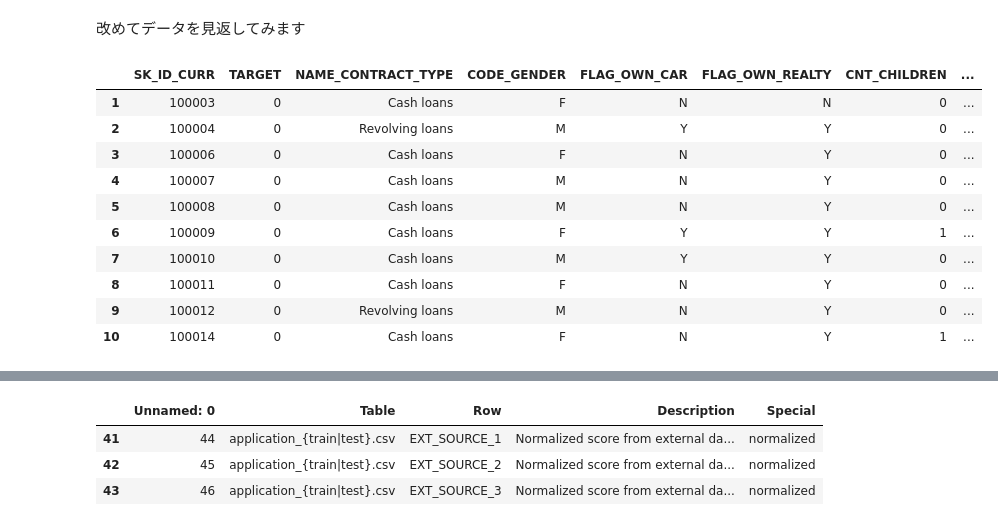
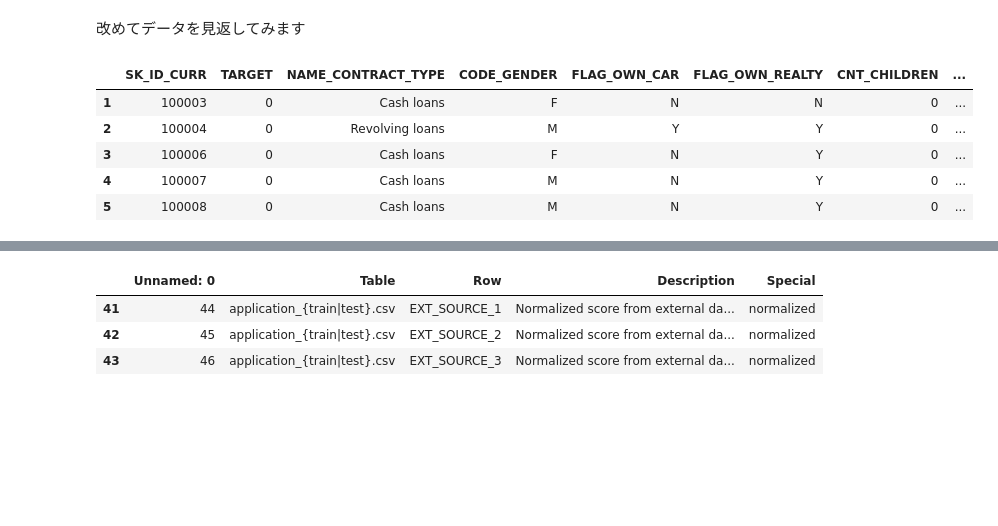
Before and after one commit to idsts2670/kaggle, a Jupyter notebook: home-credit-default-risk/home-credit-default.ipynb, the cells around one changed output, grey strips where cells are left out. Drawn from its saved outputs; the diff is of its cells as text; code cells hidden in the pictures; blank space fills up the shorter version.

```diff
--- a/home-credit-default-risk/home-credit-default.ipynb
+++ b/home-credit-default-risk/home-credit-default.ipynb
@@ -964,18 +985,13 @@ TARGET = 'TARGET'
 改めてデータを見返してみます
 # %%
 # TARGET == 0
-app_train[app_train[TARGET]==0].head(10)
+app_train[app_train[TARGET]==0].head()
 # %% [output]
 |  | SK_ID_CURR | TARGET | NAME_CONTRACT_TYPE | CODE_GENDER | FLAG_OWN_CAR | FLAG_OWN_REALTY | CNT_CHILDREN | ... |
 | 1 | 100003 | 0 | Cash loans | F | N | N | 0 | ... |
 | 2 | 100004 | 0 | Revolving loans | M | Y | Y | 0 | ... |
 | 3 | 100006 | 0 | Cash loans | F | N | Y | 0 | ... |
 | 4 | 100007 | 0 | Cash loans | M | N | Y | 0 | ... |
 | 5 | 100008 | 0 | Cash loans | M | N | Y | 0 | ... |
-| 6 | 100009 | 0 | Cash loans | F | Y | Y | 1 | ... |
-| 7 | 100010 | 0 | Cash loans | M | Y | Y | 0 | ... |
-| 8 | 100011 | 0 | Cash loans | F | N | Y | 0 | ... |
-| 9 | 100012 | 0 | Revolving loans | M | N | Y | 0 | ... |
-| 10 | 100014 | 0 | Cash loans | F | N | Y | 1 | ... |
 # %%
 # TARGET == 1
```
Also changed, not shown: parts of 43 cells of this notebook.
